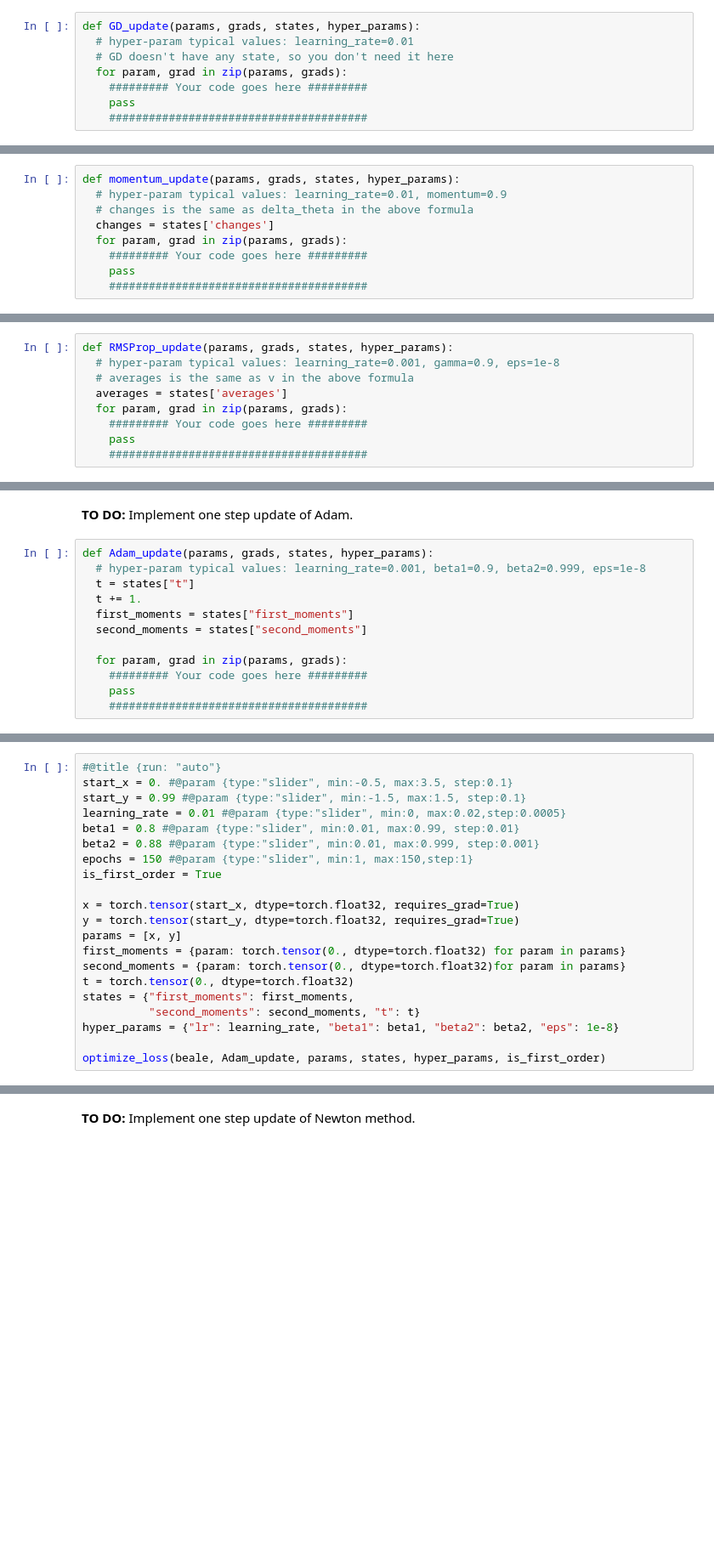
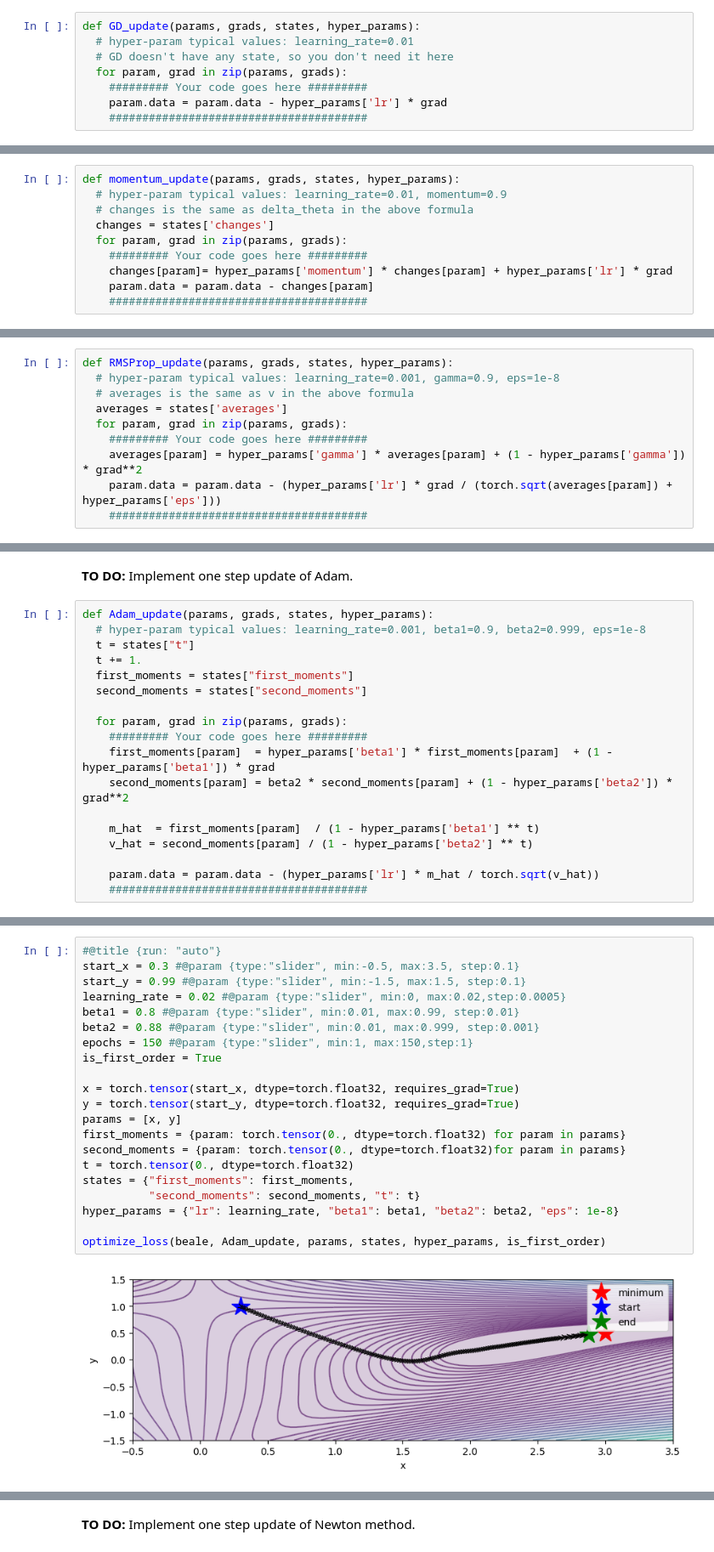
Before and after one commit to amirezzati/deep-learning, a Jupyter notebook: homeworks/HW1/pract/HW1-PART1.ipynb, the cells around one changed output, grey strips where cells are left out. Shown at 85% size. Cells and saved outputs as stored; diff of their text form; blank space fills up the shorter version.

```diff
--- a/homeworks/HW1/pract/HW1-PART1.ipynb
+++ b/homeworks/HW1/pract/HW1-PART1.ipynb
@@ -203,7 +215,7 @@ def GD_update(params, grads, states, hyper_params):
   # GD doesn't have any state, so you don't need it here
   for param, grad in zip(params, grads):
     ######### Your code goes here #########
-    pass
+    param.data = param.data - hyper_params['lr'] * grad
     #######################################
 # %% [markdown]
 Try different hyperparameters using the sliders below to gain some insights about the performance of the optimization method in diverse situations.
@@ -258,7 +274,8 @@ def momentum_update(params, grads, states, hyper_params):
   changes = states['changes']
   for param, grad in zip(params, grads):
     ######### Your code goes here #########
-    pass
+    changes[param]= hyper_params['momentum'] * changes[param] + hyper_params['lr'] * grad
+    param.data = param.data - changes[param]
     #######################################
 # %%
 #@title {run: "auto"}
@@ -321,7 +342,8 @@ def RMSProp_update(params, grads, states, hyper_params):
   averages = states['averages']
   for param, grad in zip(params, grads):
     ######### Your code goes here #########
-    pass
+    averages[param] = hyper_params['gamma'] * averages[param] + (1 - hyper_params['gamma']) * grad**2
+    param.data = param.data - (hyper_params['lr'] * grad / (torch.sqrt(averages[param]) + hyper_params['eps']))
     #######################################
 # %%
 #@title {run: "auto"}
@@ -383,7 +409,13 @@ def Adam_update(params, grads, states, hyper_params):
 
   for param, grad in zip(params, grads):
     ######### Your code goes here #########
-    pass
+    first_moments[param]  = hyper_params['beta1'] * first_moments[param]  + (1 - hyper_params['beta1']) * grad
+    second_moments[param] = beta2 * second_moments[param] + (1 - hyper_params['beta2']) * grad**2
+
+    m_hat  = first_moments[param]  / (1 - hyper_params['beta1'] ** t)
+    v_hat = second_moments[param] / (1 - hyper_params['beta2'] ** t)
+
+    param.data = param.data - (hyper_params['lr'] * m_hat / torch.sqrt(v_hat))
     #######################################
 # %%
 #@title {run: "auto"}
@@ -409,24 +443,26 @@ optimize_loss(ackley, Adam_update, params, states, hyper_params, is_first_order)
 # %%
 #@title {run: "auto"}
-start_x = 0. #@param {type:"slider", min:-0.5, max:3.5, step:0.1}
+start_x = 0.3 #@param {type:"slider", min:-0.5, max:3.5, step:0.1}
 start_y = 0.99 #@param {type:"slider", min:-1.5, max:1.5, step:0.1}
-learning_rate = 0.01 #@param {type:"slider", min:0, max:0.02,step:0.0005}
+learning_rate = 0.02 #@param {type:"slider", min:0, max:0.02,step:0.0005}
 beta1 = 0.8 #@param {type:"slider", min:0.01, max:0.99, step:0.01}
 beta2 = 0.88 #@param {type:"slider", min:0.01, max:0.999, step:0.001}
 epochs = 150 #@param {type:"slider", min:1, max:150,step:1}
 is_first_order = True
 
 x = torch.tensor(start_x, dtype=torch.float32, requires_grad=True)
 y = torch.tensor(start_y, dtype=torch.float32, requires_grad=True)
 params = [x, y]
 first_moments = {param: torch.tensor(0., dtype=torch.float32) for param in params}
 second_moments = {param: torch.tensor(0., dtype=torch.float32)for param in params}
 t = torch.tensor(0., dtype=torch.float32)
 states = {"first_moments": first_moments,
           "second_moments": second_moments, "t": t}
 hyper_params = {"lr": learning_rate, "beta1": beta1, "beta2": beta2, "eps": 1e-8}
 
 optimize_loss(beale, Adam_update, params, states, hyper_params, is_first_order)
+# %% [output]
+[figure, added]
 # %% [markdown]
 ### Newton method (second order)
 
```
Also changed, not shown: parts of 18 cells of this notebook.
